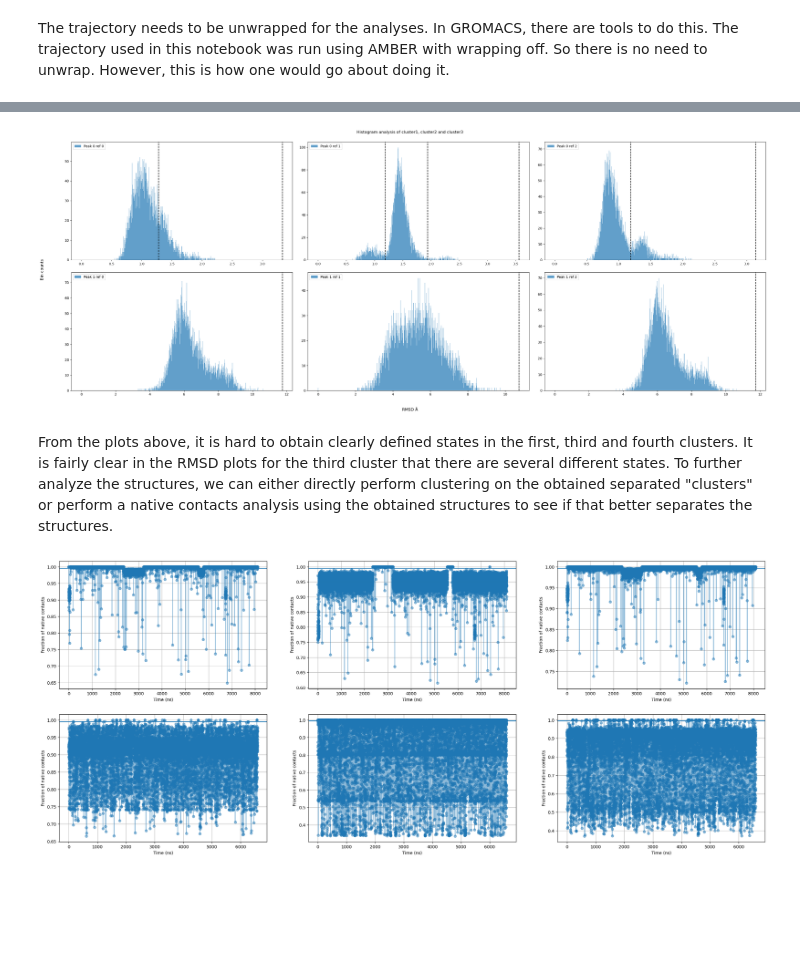
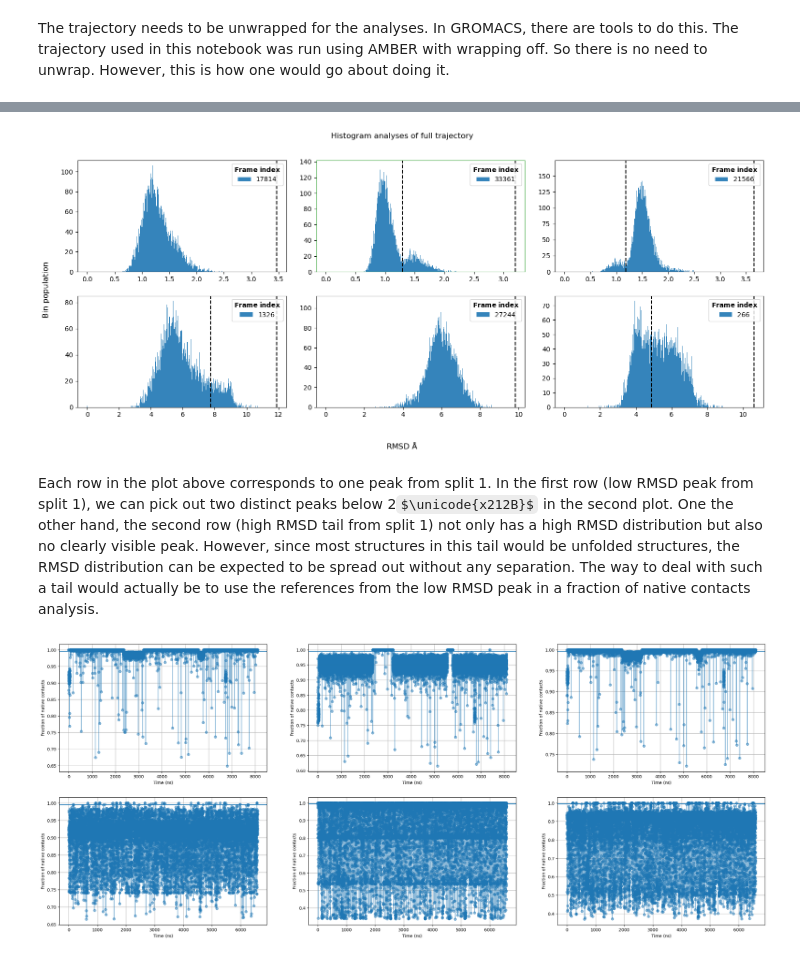
Before and after one commit to nithinkr2000/mc_trex, a Jupyter notebook: docs/examples/Trajectory classification.ipynb, the cells around one changed output, grey strips where cells are left out. Saved outputs shown, nothing was run; the diff lists cells and outputs as text; code cells hidden in the pictures; some formulas as TeX source; blank space fills up the shorter version.

```diff
--- a/docs/examples/Trajectory classification.ipynb
+++ b/docs/examples/Trajectory classification.ipynb
@@ -254,4 +194,4 @@ for rmsd_peak, axi in zip(rmsds1, axs):
 # %%
-bin_rmsds1 = [ra.bin_frames(rmsd1, bins=np.shape(rmsd1)[-1]//10) for rmsd1 in rmsds1]
+hist1_1 = [ra.bin_frames(rmsds1_1i, bins=1000) for rmsds1_1i in rmsds1_1]
 # %%
-cuts1 = [ra.get_cuts(bin_rmsd1, max_components=10, height=0) for bin_rmsd1 in bin_rmsds1]
+cuts1_1 = [ra.get_cuts(hist1_1i, max_components=10, height=0) for hist1_1i in hist1_1]
@@ -260,37 +198,33 @@ It might also be necessary to manually choose the reference frame when the popul
-# %%
-fig, axs = plt.subplots(nrows=2, ncols=3, figsize=(30, 12))
-
-fig.suptitle("Histogram analysis of cluster1, cluster2 and cluster3")
-fig.supxlabel(r"RMSD $\mathrm{\AA}$")
-fig.supylabel("Bin counts", x=-0.01)
-
-for i in range(len(c_trajs1)):
-    peak_rmsd_hist = bin_rmsds1[i]
-    peak_hist_cuts = cuts1[i]
-    peak_axs = axs[i]
-
-    for j in range(nrefs):
-        ref_rmsd_hist = peak_rmsd_hist[j]
-        ref_hist_cuts = peak_hist_cuts[j]
-        ax = peak_axs[j]
-        label = c_refs1_[i][j]
-
-        bin_centers = (ref_rmsd_hist[1][1:] + ref_rmsd_hist[1][:-1]) / 2
-        bin_width = bin_centers[1] - bin_centers[0]
-
-        ax.bar(bin_centers, ref_rmsd_hist[0], bin_width, alpha=0.7, label="Peak " + str(i) + " ref " + str(j))
-
-        for peak_cut in ref_hist_cuts:
-            if peak_cut is not None:
-                ax.axvline(peak_cut, linestyle='--', color='k')
-
-        ax.legend()
-
-fig.tight_layout(pad=2)
-# %% [output]
-[figure, removed]
+# %%
+fig, axs = plt.subplots(nrows=2, ncols=3, figsize=(16, 7))
+
+for peak_idx, peak_hists, peak_cuts, peak_refs in zip(np.arange(2), hist1_1, cuts1_1, ref_idcs1_1):
+    for cut, hist, idx, ax in zip(peak_cuts, peak_hists, peak_refs, axs[peak_idx].flat):
+
+        bin_centers = (hist[1][1:] + hist[1][:-1]) / 2
+
+        ax.bar(bin_centers, hist[0],
+                label=str(idx),
+                width=(bin_centers[1] - bin_centers[0]),
+                alpha=0.9)
+
+        for c in cut:
+            if c is not None:
+                ax.axvline(c, color='k', ls='--')
+
+        ax.legend(title=r"$\mathrm{\mathbf{Frame\ index}}$", loc="upper right")
+
+for spine in axs[0][1].spines.values():
+    spine.set_edgecolor('tab:green')
+
+fig.supxlabel(r"RMSD $\mathrm{\AA}$")
+fig.supylabel("Bin population")
+fig.suptitle("Histogram analyses of full trajectory")
+fig.tight_layout(pad=2)
+# %% [output]
+[figure, added]
 # %% [markdown]
-From the plots above, it is hard to obtain clearly defined states in the first, third and fourth clusters. It is fairly clear in the RMSD plots for the third cluster that there are several different states. To further analyze the structures, we can either directly perform clustering on the obtained separated "clusters" or perform a native contacts analysis using the obtained structures to see if that better separates the structures.
+Each row in the plot above corresponds to one peak from split 1. In the first row (low RMSD peak from split 1), we can pick out two distinct peaks below 2$\unicode{x212B}$ in the second plot. One the other hand, the second row (high RMSD tail from split 1) not only has a high RMSD distribution but also no clearly visible peak. However, since most structures in this tail would be unfolded structures, the RMSD distribution can be expected to be spread out without any separation. The way to deal with such a tail would actually be to use the references from the low RMSD peak in a fraction of native contacts analysis.
 # %%
 # Native contacts analysis instance for example1
 nc = traj_classification.NativeContactAnalysis()
```
Also changed, not shown: parts of 45 cells of this notebook.
